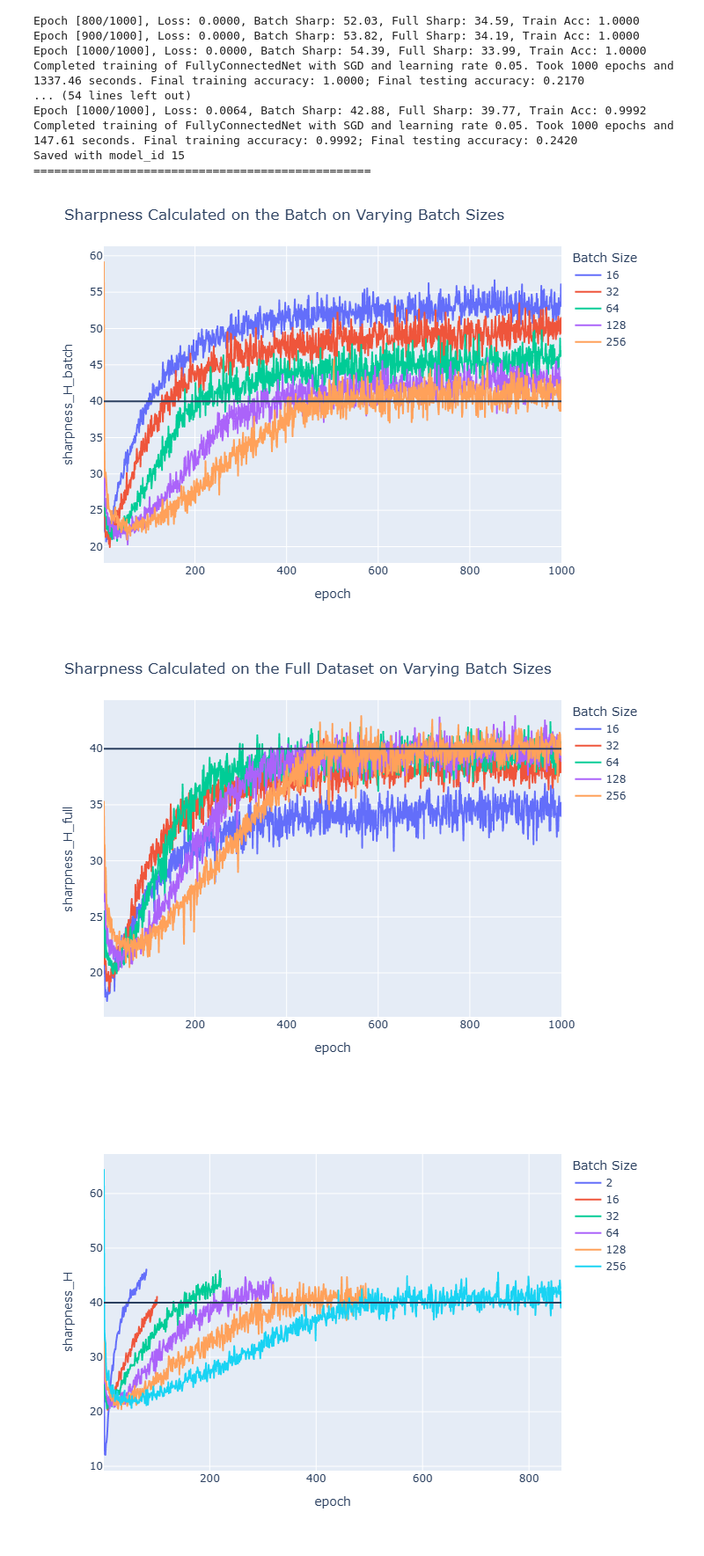
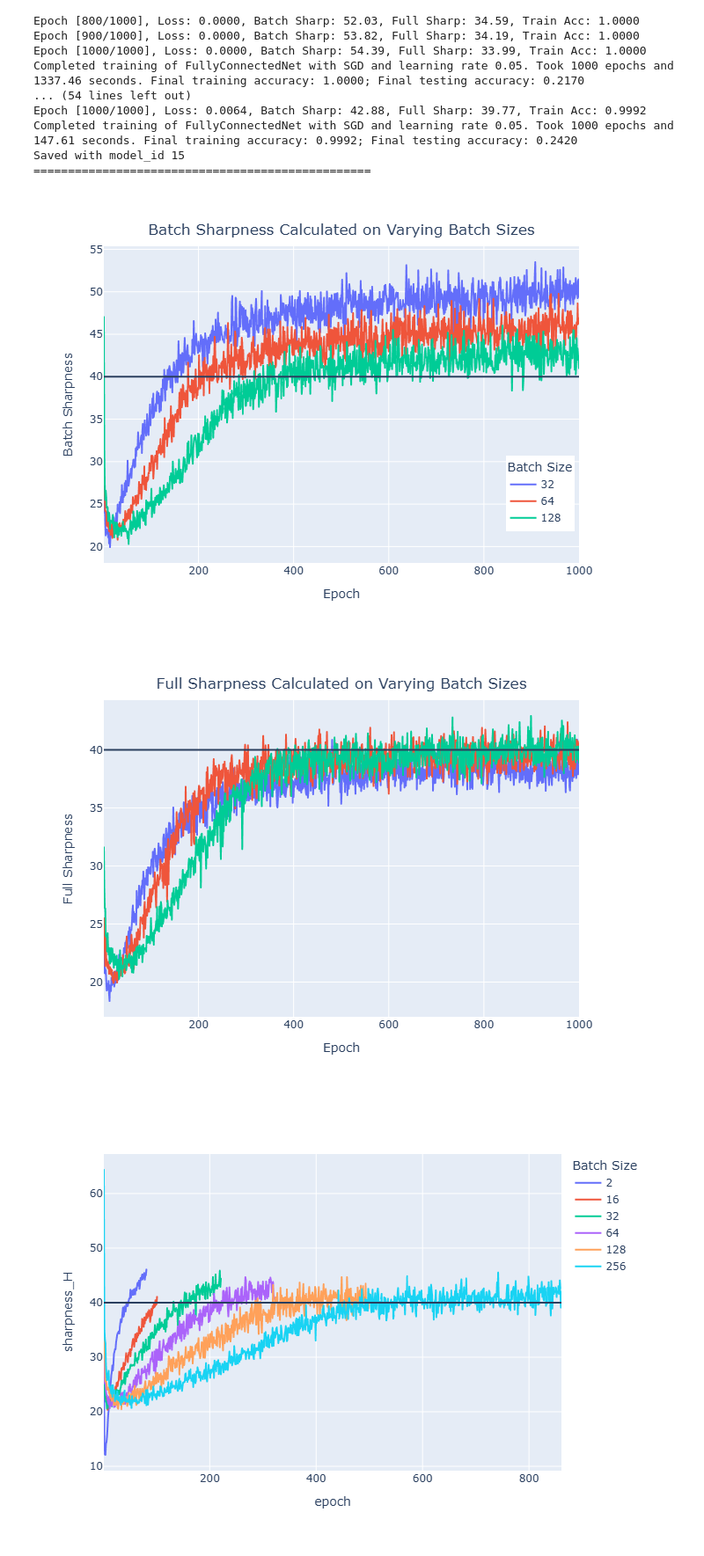
Before and after one commit to mfjacobsen/Investigating-NN-Optimizers, a Jupyter notebook: notebooks/EC_sgd.ipynb, the cells around one changed output. Shown at 88% size. Drawn from its saved outputs; the diff is of its cells as text; code cells hidden in the pictures.

Commit message:
added sgd plot htmls

```diff
--- a/notebooks/EC_sgd.ipynb
+++ b/notebooks/EC_sgd.ipynb
@@ -383,22 +602,57 @@ batch_map = {
              14: 128,
              15: 256}
 
-out = out[out['model_id'].isin([11,12,13,14,15])]
+out = out[out['model_id'].isin([12,13,14])]
 out['Batch Size'] = out['model_id'].map(batch_map)
 
 fig = px.line(out, x='epoch', y='sharpness_H_batch', color='Batch Size')
 fig.add_hline(2/0.05)
-fig.update_layout(title_text="Sharpness Calculated on the Batch on Varying Batch Sizes")
+
+fig.update_layout(
+    xaxis_title="Epoch",
+    yaxis_title="Batch Sharpness",
+    title={
+        'text': "Batch Sharpness Calculated on Varying Batch Sizes",
+        'y': 0.93,
+        'x': 0.5,
+        'xanchor': 'center',
+        'yanchor': 'top'
+    },
+    legend=dict(
+        yanchor="bottom",
+        y=0.1, # position the top anchor near the top of the plot
+        xanchor="right",
+        x=0.99  # position the left anchor near the left of the plot
+    ),
+    height=450,
+    width=600,
+)
+
 fig.show()
+fig.write_html(Path("../plots/sgd_plots/sgd_batch_size_vs_batch_sharpness.html"))
 # %% [output]
-[figure, old version]
+[figure, new version]
 # %%
 fig = px.line(out, x='epoch', y='sharpness_H_full', color='Batch Size')
 fig.add_hline(2/0.05)
-fig.update_layout(title_text="Sharpness Calculated on the Full Dataset on Varying Batch Sizes")
+fig.update_layout(
+    xaxis_title="Epoch",
+    yaxis_title="Full Sharpness",
+    title={
+        'text': "Full Sharpness Calculated on Varying Batch Sizes",
+        'y': 0.93,
+        'x': 0.5,
+        'xanchor': 'center',
+        'yanchor': 'top'
+    },
+    showlegend=False,
+    height=450,
+    width=600,
+)
 fig.show()
+fig.write_html(Path("../plots/sgd_plots/sgd_batch_size_vs_full_sharpness.html"))
 # %% [output]
-[figure, old version]
+[figure, new version]
 # %%
 md, out = fn.load_output_files(output_dir)
 batch_map = {48: 2,
```
Also changed, not shown: parts of 8 cells of this notebook, 13 other files.
